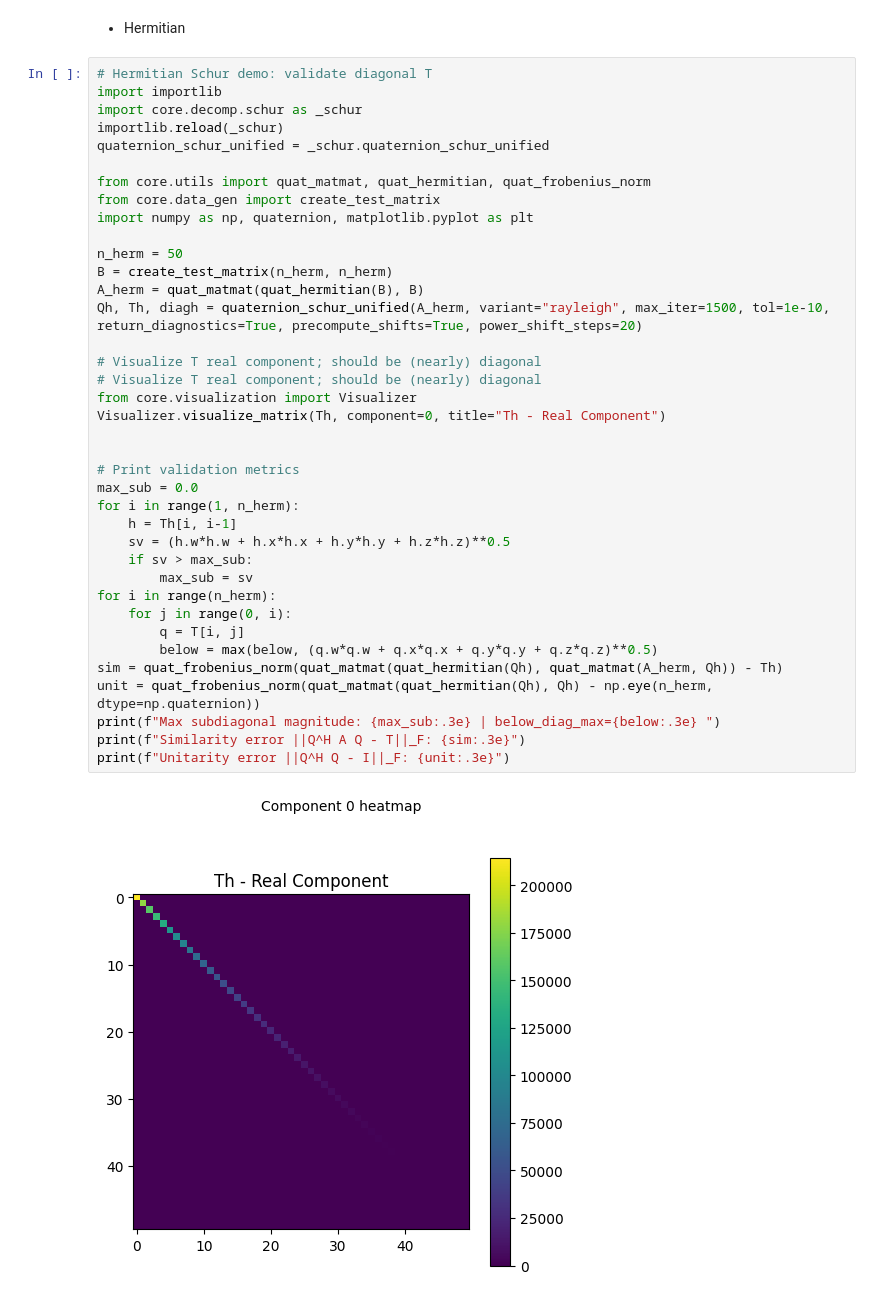
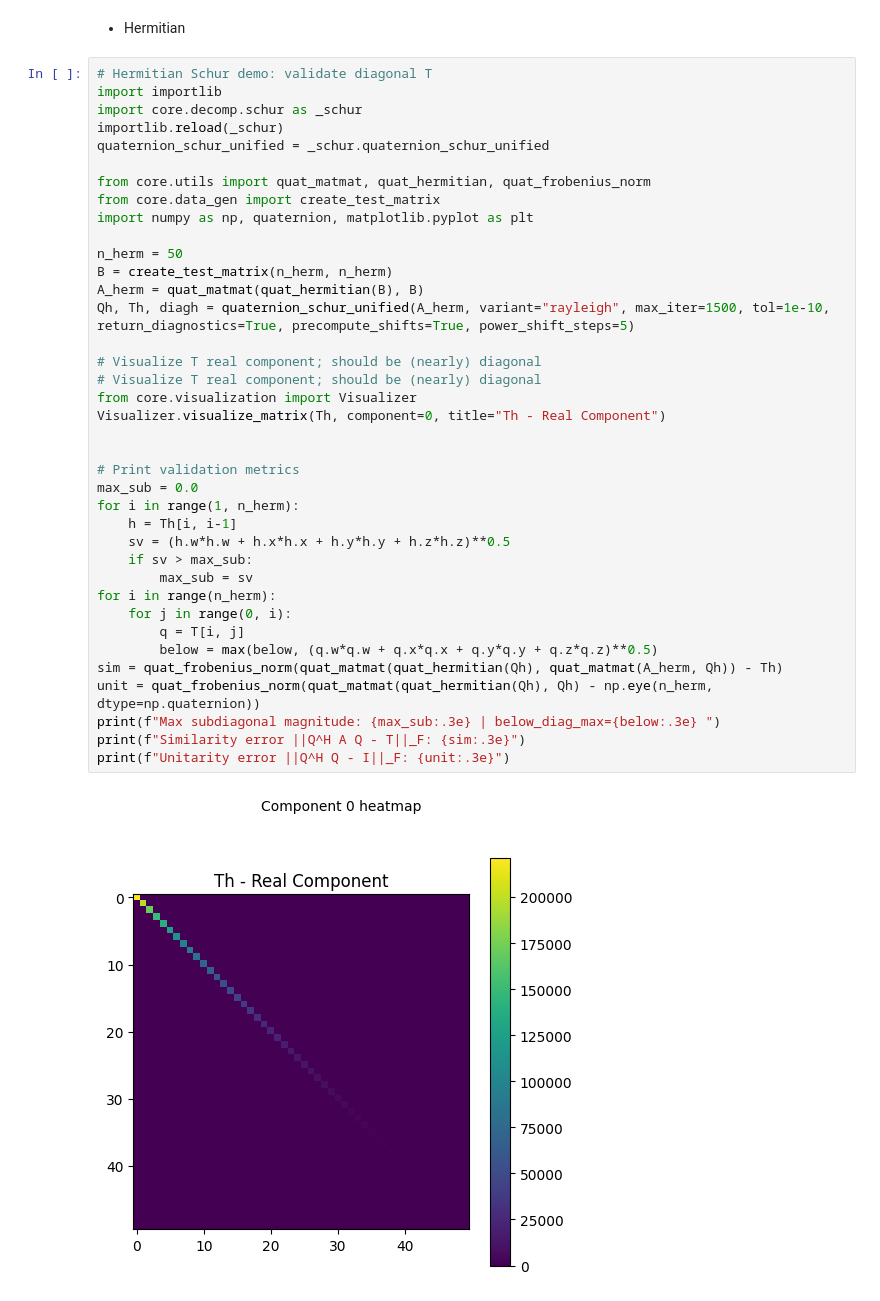
Before and after one commit to vleplat/QuatIca, a Jupyter notebook: QuatIca_Core_Functionality_Demo.ipynb, the cells around one changed output. Saved outputs shown, nothing was run; the diff lists cells and outputs as text.

```diff
--- a/QuatIca_Core_Functionality_Demo.ipynb
+++ b/QuatIca_Core_Functionality_Demo.ipynb
@@ -991,32 +991,32 @@ from core.utils import quat_matmat, quat_hermitian, quat_frobenius_norm
 from core.data_gen import create_test_matrix
 import numpy as np, quaternion, matplotlib.pyplot as plt
 
 n_herm = 50
 B = create_test_matrix(n_herm, n_herm)
 A_herm = quat_matmat(quat_hermitian(B), B)
-Qh, Th, diagh = quaternion_schur_unified(A_herm, variant="rayleigh", max_iter=1500, tol=1e-10, return_diagnostics=True, precompute_shifts=True, power_shift_steps=20)
+Qh, Th, diagh = quaternion_schur_unified(A_herm, variant="rayleigh", max_iter=1500, tol=1e-10, return_diagnostics=True, precompute_shifts=True, power_shift_steps=5)
 
 # Visualize T real component; should be (nearly) diagonal
 # Visualize T real component; should be (nearly) diagonal
 from core.visualization import Visualizer
 Visualizer.visualize_matrix(Th, component=0, title="Th - Real Component")
 
 
 # Print validation metrics
 max_sub = 0.0
 for i in range(1, n_herm):
     h = Th[i, i-1]
     sv = (h.w*h.w + h.x*h.x + h.y*h.y + h.z*h.z)**0.5
     if sv > max_sub:
         max_sub = sv
 for i in range(n_herm):
     for j in range(0, i):
         q = T[i, j]
         below = max(below, (q.w*q.w + q.x*q.x + q.y*q.y + q.z*q.z)**0.5)
 sim = quat_frobenius_norm(quat_matmat(quat_hermitian(Qh), quat_matmat(A_herm, Qh)) - Th)
 unit = quat_frobenius_norm(quat_matmat(quat_hermitian(Qh), Qh) - np.eye(n_herm, dtype=np.quaternion))
 print(f"Max subdiagonal magnitude: {max_sub:.3e} | below_diag_max={below:.3e} ")
 print(f"Similarity error ||Q^H A Q - T||_F: {sim:.3e}")
 print(f"Unitarity error ||Q^H Q - I||_F: {unit:.3e}")
 # %% [output]
-[figure, old version]
+[figure, new version]
```
Also changed, not shown: parts of 23 cells of this notebook, 5 other files.
